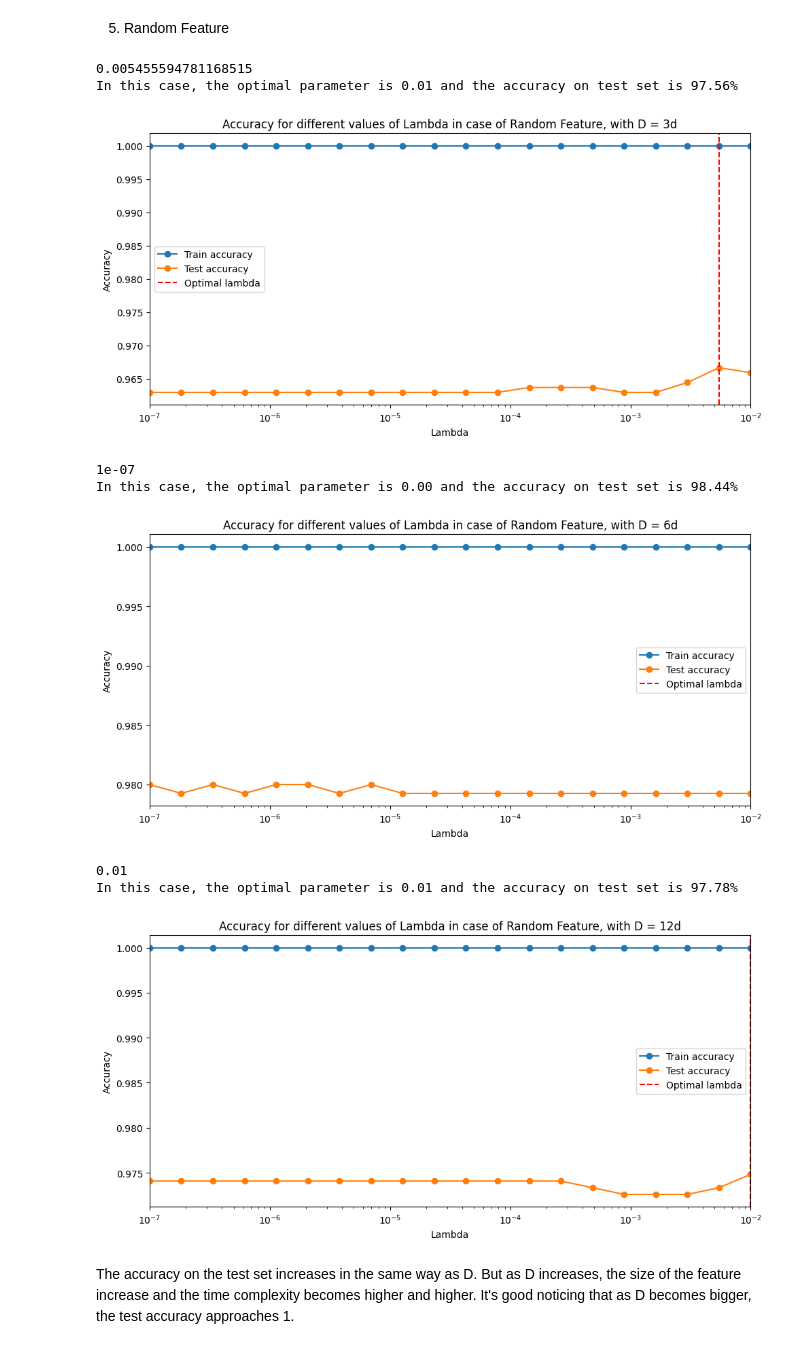
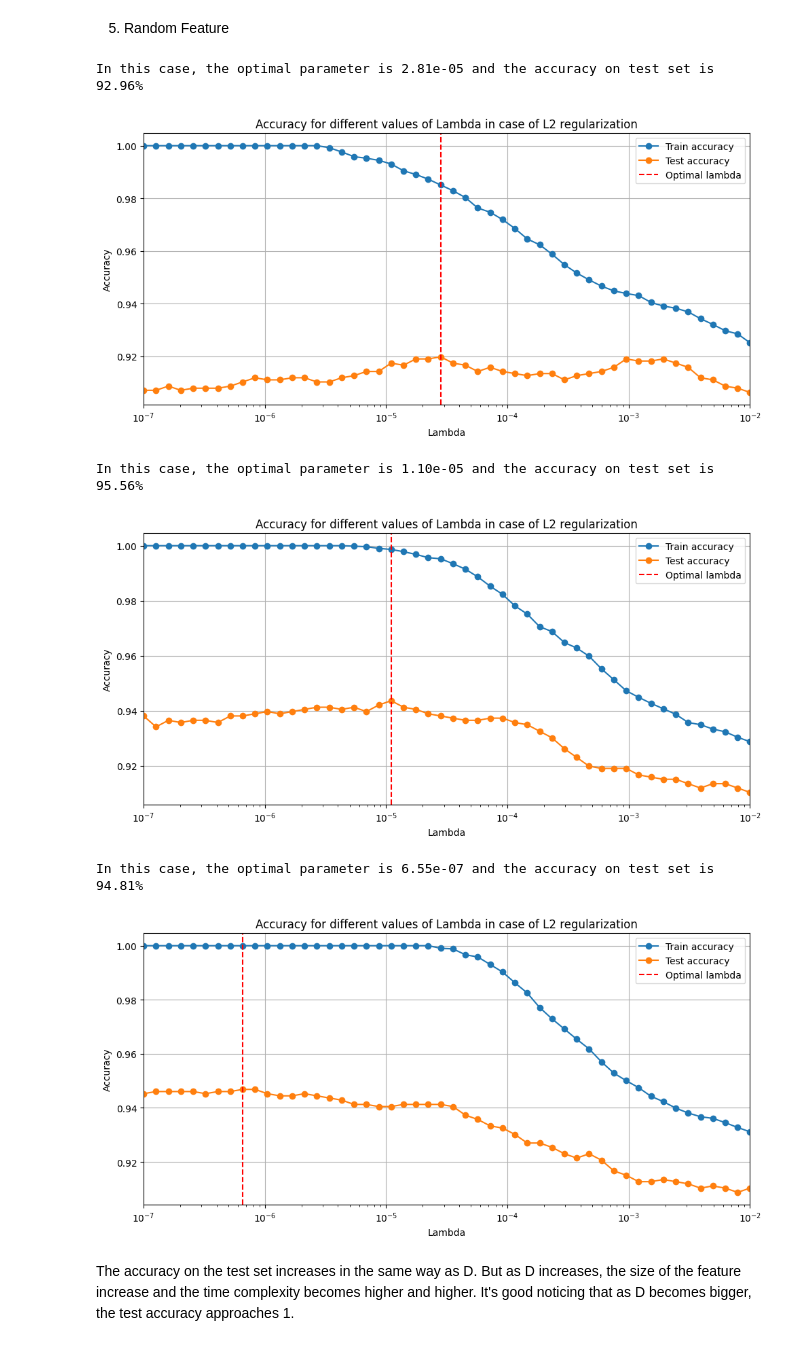
Before and after one commit to roduit/FundamentalLearningEPFL, a Jupyter notebook: Homeworks/HW2/roduit_vincent_325140_HW2.ipynb, the cells around one changed output. Cells and saved outputs as stored; diff of their text form; code cells hidden in the pictures.

```diff
--- a/Homeworks/HW2/roduit_vincent_325140_HW2.ipynb
+++ b/Homeworks/HW2/roduit_vincent_325140_HW2.ipynb
@@ -217,33 +211,42 @@ def sigmoid(x):
 # %%
 #transform the data
 def transform(X_train,X_test, D, d=x_train.shape[1]):
-    F = np.random.normal(scale= 1/d, size=(D,d))
+    F = np.random.normal(loc=0, scale= 1/np.sqrt(d), size=(D,d))
     U_train = 1 / np.sqrt(D) * sigmoid(F @ X_train.T).T
     U_test = 1 / np.sqrt(D) * sigmoid(F @ X_test.T).T
     return U_train, U_test
-# %%
-d = x_train.shape[1]
-D_tab = np.array([3,6,12]) * d
-param_grid = [
-    {'logisticregression__C': 1 / np.logspace(-7, -2, 20)}  #'C' is the inverse of lambda
-]
-
-for D in D_tab:
-    U_train, U_test = transform(x_train,x_test, D)
-
-    logReg = LogisticRegression(penalty='l2', solver='liblinear', max_iter=100)
-    tested_parameters, trainAcc, testAcc, cvOptParam,acc = function_evaluation(logReg,'logistic', param_grid, x_train=U_train, y_train = y_train, x_test=U_test)
-    display_result(tested_parameters, 'Lambda', trainAcc, testAcc, cvOptParam, ' Lambda in case of Random Feature, with D = ' + str(int(D/d))+'d')
-# %% [output]
-0.005455594781168515
-In this case, the optimal parameter is 0.01 and the accuracy on test set is 97.56%
-[figure, removed]
-1e-07
-In this case, the optimal parameter is 0.00 and the accuracy on test set is 98.44%
-[figure, removed]
-0.01
-In this case, the optimal parameter is 0.01 and the accuracy on test set is 97.78%
-[figure, removed]
+# %%
+d = x_train.shape[1]
+D_tab = np.array([3,6,12]) * d
+param_grid = [
+    {'C': 1 / np.logspace(-7, -2, 50)}  #'C' is the inverse of lambda
+]
+scaler = StandardScaler()
+x_train_scaled = scaler.fit_transform(x_train)
+x_test_scaled = scaler.transform(x_test)
+for D in D_tab:
+
+    u_train, u_test = transform(x_train_scaled, x_test_scaled, D)
+
+    logReg = LogisticRegression(penalty='l2', solver='liblinear')
+    cv = ShuffleSplit(n_splits=5, test_size=0.2, random_state=1)
+    grid = GridSearchCV(logReg, param_grid=param_grid, cv=cv, scoring='accuracy', return_train_score=True)
+    grid.fit(u_train, y_train)
+    cvOptParam = 1 / grid.best_params_['C']
+    tested_paramters = 1 / param_grid[0]['C']
+    logReg = logReg.set_params(C=cvOptParam)
+    acc_pred = grid.score(u_test, y_test)
+    trainAcc = grid.cv_results_['mean_train_score']
+    testAcc = grid.cv_results_['mean_test_score']
+    print(f'In this case, the optimal parameter is {cvOptParam:.2e} and the accuracy on test set is {acc_pred*100:.2f}%')
+    display_result(tested_paramters, 'Lambda', trainAcc, testAcc, cvOptParam, ' Lambda in case of L2 regularization')
+# %% [output]
+In this case, the optimal parameter is 2.81e-05 and the accuracy on test set is 92.96%
+[figure, added]
+In this case, the optimal parameter is 1.10e-05 and the accuracy on test set is 95.56%
+[figure, added]
+In this case, the optimal parameter is 6.55e-07 and the accuracy on test set is 94.81%
+[figure, added]
 # %% [markdown]
 The accuracy on the test set increases in the same way as D. But as D increases, the size of the feature increase and the time complexity becomes higher and higher. It's good noticing that as D becomes bigger, the test accuracy approaches 1.
 # %% [markdown]
```
Also changed, not shown: parts of 29 cells of this notebook, 1 other file.
